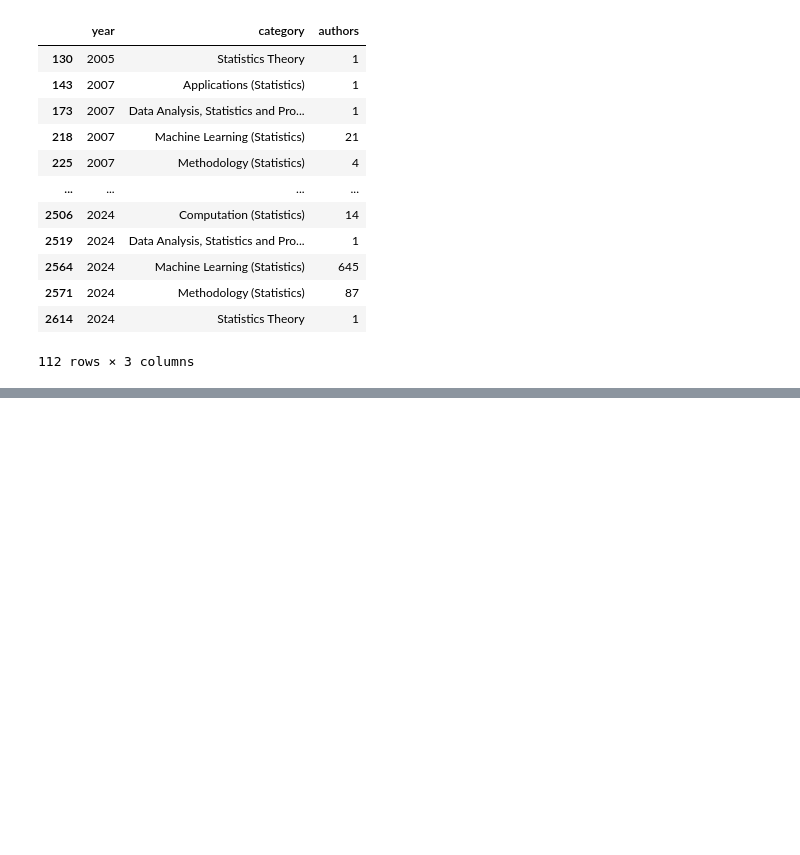
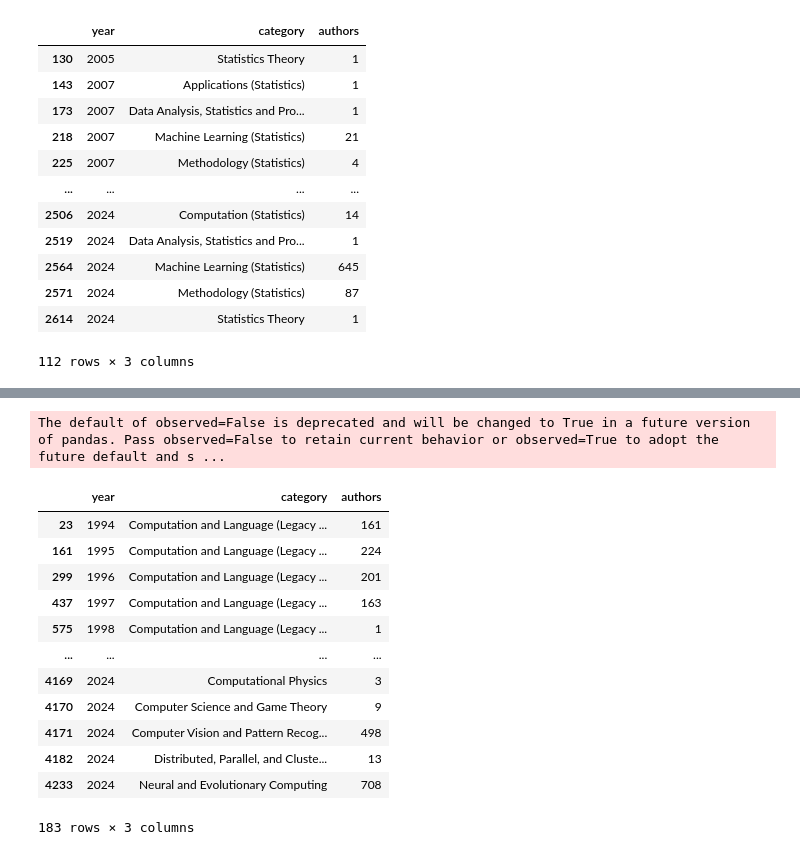
Before and after one commit to narenp12/stats140finalproj, a Jupyter notebook: eda.ipynb, the cells around one changed output, grey strips where cells are left out. Drawn from its saved outputs; the diff is of its cells as text; code cells hidden in the pictures; blank space fills up the shorter version.

Commit message:
Added eda for comp side, exported comp and stats data

```diff
--- a/eda.ipynb
+++ b/eda.ipynb
@@ -134,0 +168,20 @@ fig.update_layout(yaxis_title="Number of papers")
+# %%
+comp_papers = papers.query('category.isin(@comp_topics)').groupby(['year', 'category'])['authors'].size().reset_index().query("authors > 0")
+# %% [output]
+The default of observed=False is deprecated and will be changed to True in a future version of pandas. Pass observed=False to retain current behavior or observed=True to adopt the future default and s ...
+# %%
+comp_papers
+# %% [output]
+|  | year | category | authors |
+| 23 | 1994 | Computation and Language (Legacy ... | 161 |
+| 161 | 1995 | Computation and Language (Legacy ... | 224 |
+| 299 | 1996 | Computation and Language (Legacy ... | 201 |
+| 437 | 1997 | Computation and Language (Legacy ... | 163 |
+| 575 | 1998 | Computation and Language (Legacy ... | 1 |
+| ... | ... | ... | ... |
+| 4169 | 2024 | Computational Physics | 3 |
+| 4170 | 2024 | Computer Science and Game Theory | 9 |
+| 4171 | 2024 | Computer Vision and Pattern Recog... | 498 |
+| 4182 | 2024 | Distributed, Parallel, and Cluste... | 13 |
+| 4233 | 2024 | Neural and Evolutionary Computing | 708 |
+183 rows × 3 columns
```
Also changed, not shown: parts of 6 cells of this notebook, 2 other files.
